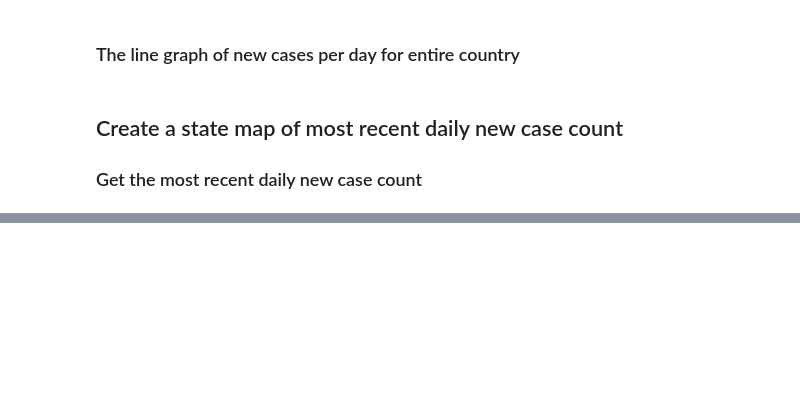
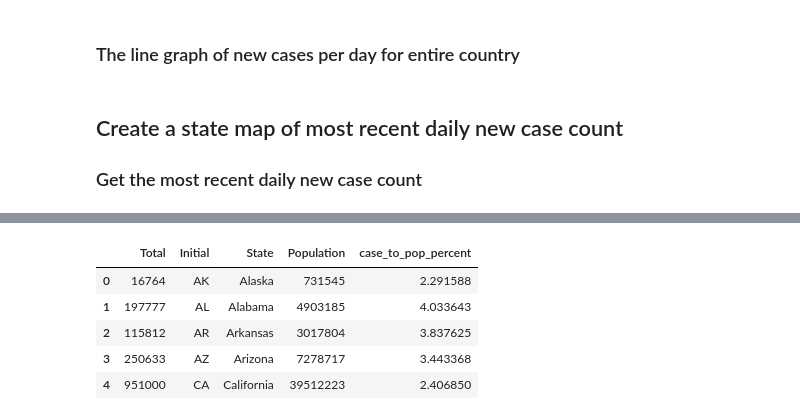
Before and after one commit to mikec3/Portfolio_Test, a Jupyter notebook: BigQuery_And_PlotlyTesting.ipynb, the cells around one changed output, grey strips where cells are left out. Cells and saved outputs as stored; diff of their text form; code cells hidden in the pictures; blank space fills up the shorter version.

Commit message:
added cases/population map

```diff
--- a/BigQuery_And_PlotlyTesting.ipynb
+++ b/BigQuery_And_PlotlyTesting.ipynb
@@ -328,0 +341,6 @@ StatesMapPlotDiv=plot(fig)
+# %%
+query="""select * FROM dev-smoke-278920.COVID_TEST_DATASET.2019_State_Census_Population
+    """
+query_job = client.query(query)
+popdf=query_job.to_dataframe()
+popdf.head()
@@ -328,0 +354,3 @@ StatesMapPlotDiv=plot(fig)
+# %%
+statesDf['Initial']=statesDf.index
+statesDf.head()
@@ -328,0 +365,3 @@ StatesMapPlotDiv=plot(fig)
+# %%
+states_with_pop = pd.merge(statesDf, popdf)
+states_with_pop.head()
@@ -328,0 +375,10 @@ StatesMapPlotDiv=plot(fig)
+# %%
+states_with_pop['case_to_pop_percent'] = states_with_pop['Total']/states_with_pop['Population']*100
+states_with_pop.head()
+# %% [output]
+|  | Total | Initial | State | Population | case_to_pop_percent |
+| 0 | 16764 | AK | Alaska | 731545 | 2.291588 |
+| 1 | 197777 | AL | Alabama | 4903185 | 4.033643 |
+| 2 | 115812 | AR | Arkansas | 3017804 | 3.837625 |
+| 3 | 250633 | AZ | Arizona | 7278717 | 3.443368 |
+| 4 | 951000 | CA | California | 39512223 | 2.406850 |
```
Also changed, not shown: parts of 16 cells of this notebook, 4 other files.
